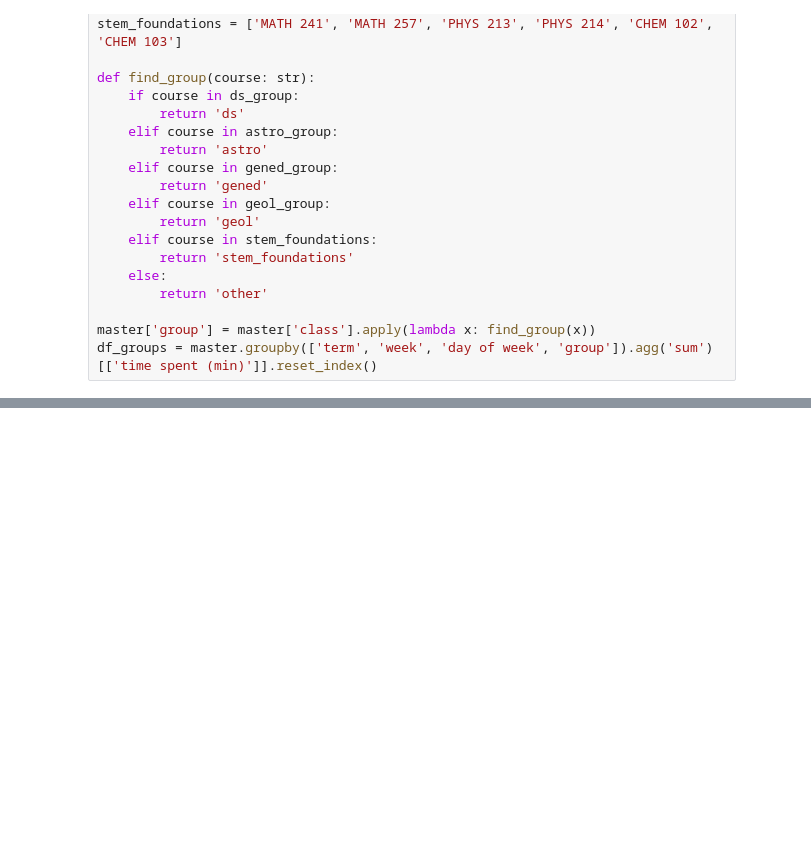
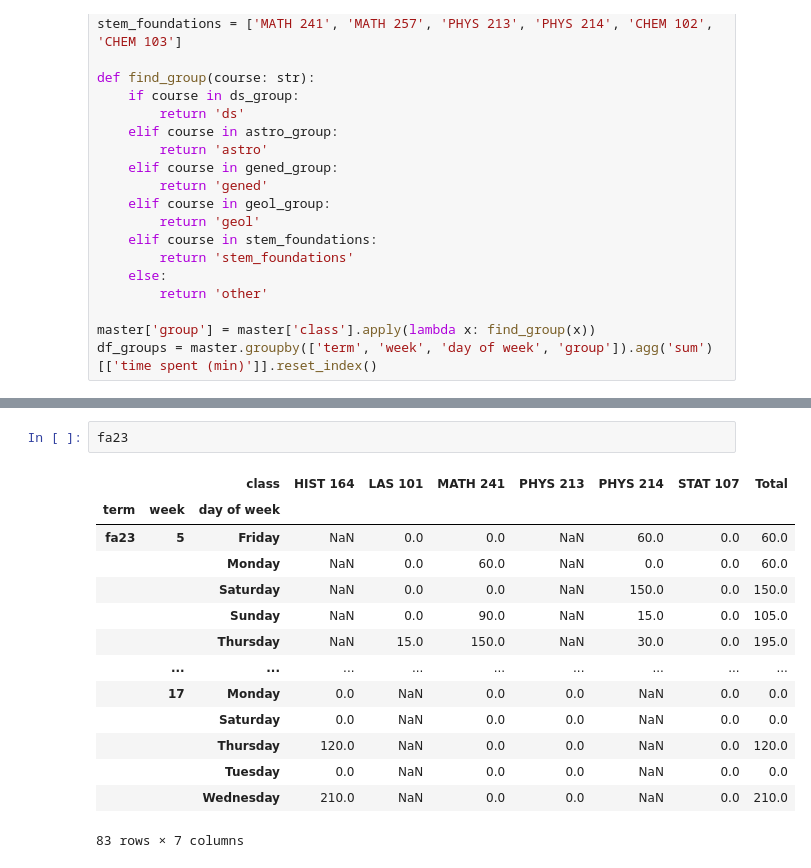
Before and after one commit to ryguy2k4/studytime, a Jupyter notebook: src/stack_plots.ipynb, the cells around one changed output, grey strips where cells are left out. Saved outputs shown, nothing was run; the diff lists cells and outputs as text; blank space fills up the shorter version.

```diff
--- a/src/stack_plots.ipynb
+++ b/src/stack_plots.ipynb
@@ -90,0 +121,17 @@ fig2.savefig('../results/stackplot_by_group.png')
+# %%
+fa23
+# %% [output]
+|  |  | class | HIST 164 | LAS 101 | MATH 241 | PHYS 213 | PHYS 214 | STAT 107 | Total |
+| term | week | day of week |  |  |  |  |  |  |  |
+| fa23 | 5 | Friday | NaN | 0.0 | 0.0 | NaN | 60.0 | 0.0 | 60.0 |
+|  |  | Monday | NaN | 0.0 | 60.0 | NaN | 0.0 | 0.0 | 60.0 |
+|  |  | Saturday | NaN | 0.0 | 0.0 | NaN | 150.0 | 0.0 | 150.0 |
+|  |  | Sunday | NaN | 0.0 | 90.0 | NaN | 15.0 | 0.0 | 105.0 |
+|  |  | Thursday | NaN | 15.0 | 150.0 | NaN | 30.0 | 0.0 | 195.0 |
+|  | ... | ... | ... | ... | ... | ... | ... | ... | ... |
+|  | 17 | Monday | 0.0 | NaN | 0.0 | 0.0 | NaN | 0.0 | 0.0 |
+|  |  | Saturday | 0.0 | NaN | 0.0 | 0.0 | NaN | 0.0 | 0.0 |
+|  |  | Thursday | 120.0 | NaN | 0.0 | 0.0 | NaN | 0.0 | 120.0 |
+|  |  | Tuesday | 0.0 | NaN | 0.0 | 0.0 | NaN | 0.0 | 0.0 |
+|  |  | Wednesday | 210.0 | NaN | 0.0 | 0.0 | NaN | 0.0 | 210.0 |
+83 rows × 7 columns
```
Also changed, not shown: parts of 4 cells of this notebook, 4 other files.
